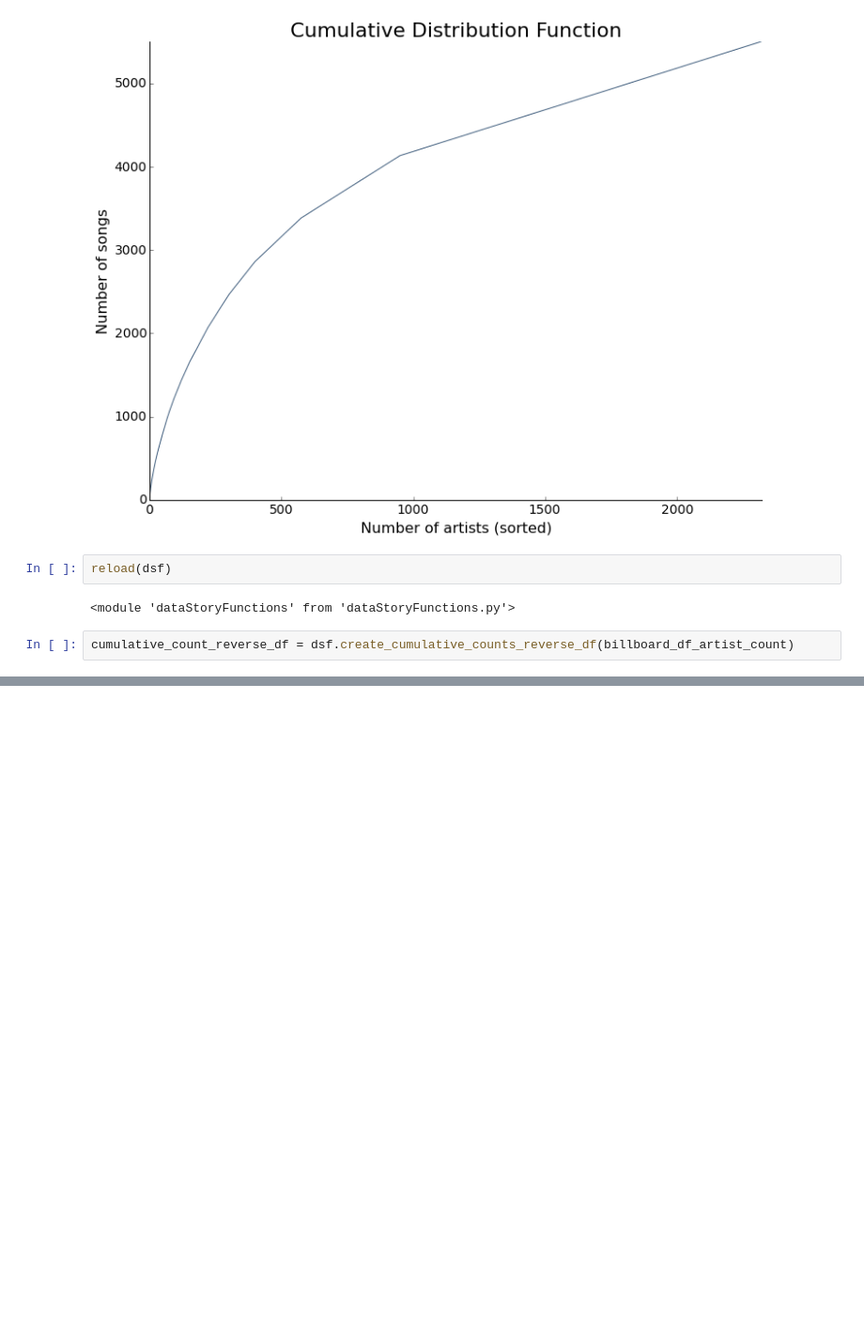
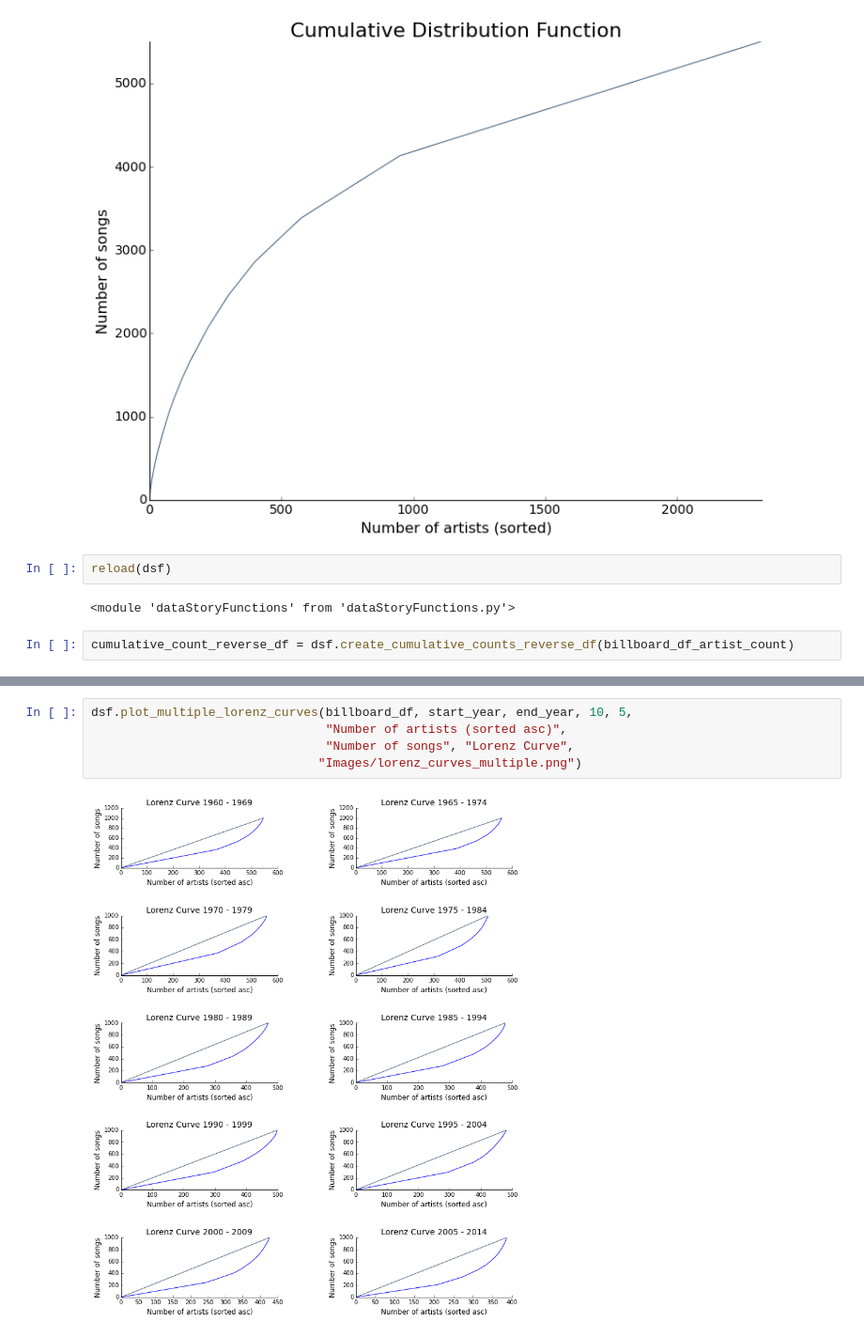
Before and after one commit to ThomasLucas/SlideRule-DataScience_Intensive-Code, a Jupyter notebook: CapstoneProject/IPython-Notebooks/DataStory.ipynb, the cells around one changed output, grey strips where cells are left out. Shown at 94% size. Drawn from its saved outputs; the diff is of its cells as text; blank space fills up the shorter version.

```diff
--- a/CapstoneProject/IPython-Notebooks/DataStory.ipynb
+++ b/CapstoneProject/IPython-Notebooks/DataStory.ipynb
@@ -149,0 +150,7 @@ dsf.plot_lorenz_curve(cumulative_count_reverse_df, total_nb_songs, total_nb_arti
+# %%
+dsf.plot_multiple_lorenz_curves(billboard_df, start_year, end_year, 10, 5,
+                                "Number of artists (sorted asc)",
+                                "Number of songs", "Lorenz Curve",
+                               "Images/lorenz_curves_multiple.png")
+# %% [output]
+[figure, added]
```
Also changed, not shown: parts of 4 cells of this notebook, 4 other files.
